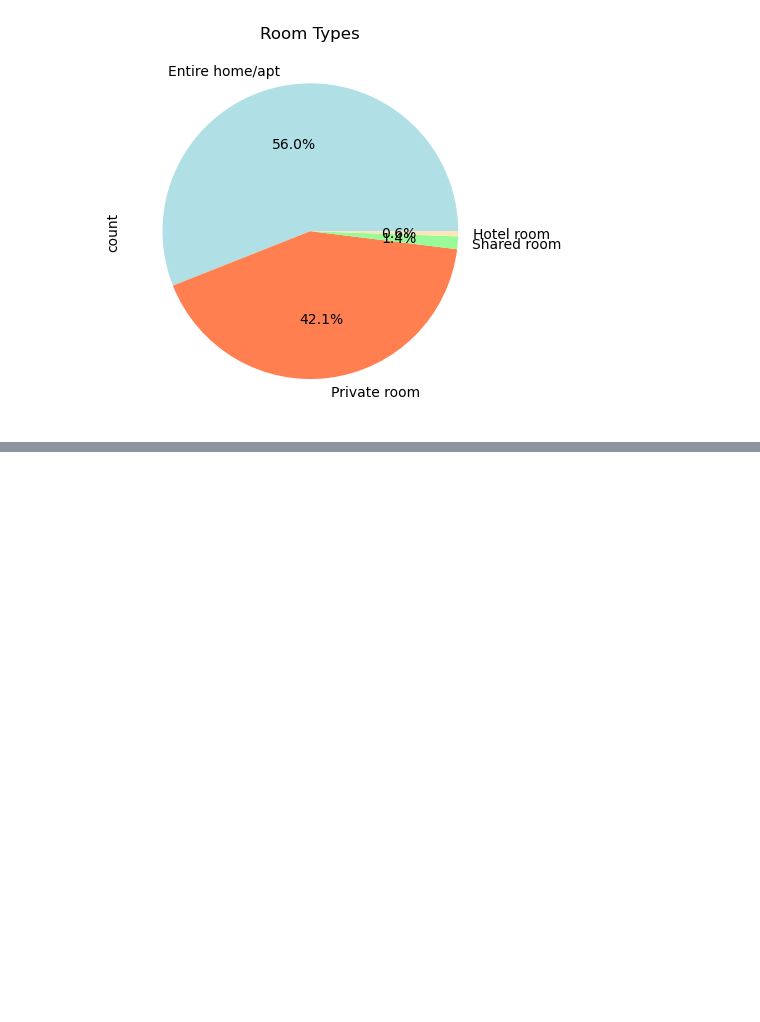
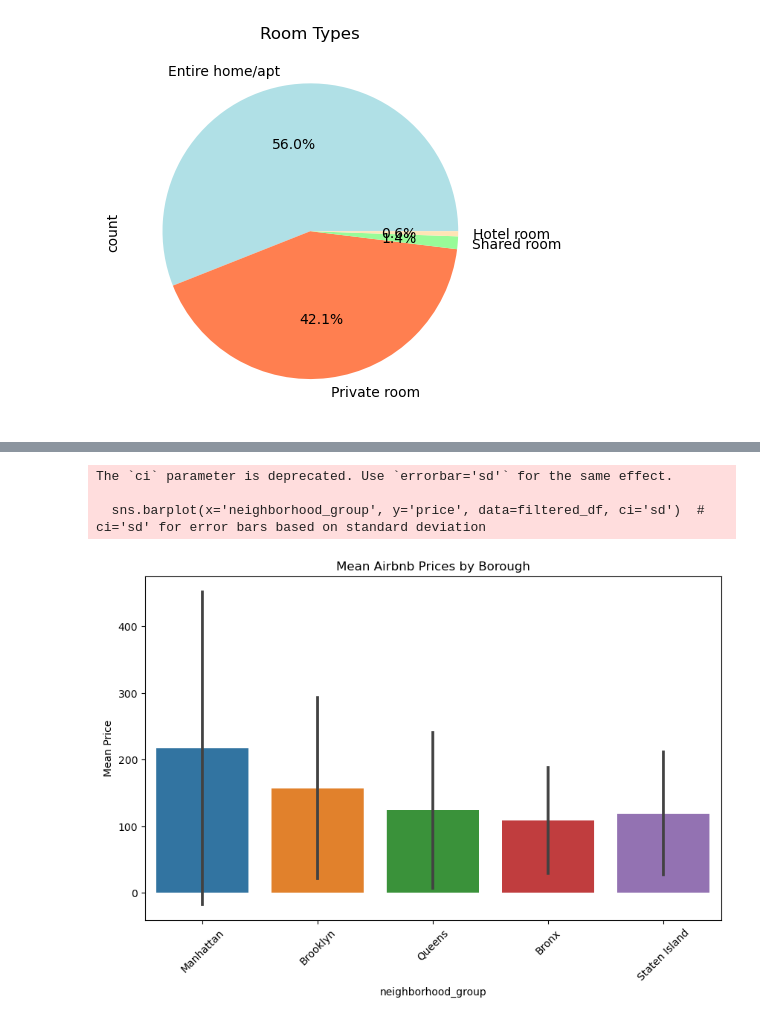
Before and after one commit to zippyprod/Project-3, a Jupyter notebook: charts.ipynb, the cells around one changed output, grey strips where cells are left out. Cells and saved outputs as stored; diff of their text form; code cells hidden in the pictures; blank space fills up the shorter version.

```diff
--- a/charts.ipynb
+++ b/charts.ipynb
@@ -235,0 +332,14 @@ plt.show()
+# %%
+# Bar plot
+plt.figure(figsize=(10, 6))
+sns.barplot(x='neighborhood_group', y='price', data=filtered_df, ci='sd')  # ci='sd' for error bars based on standard deviation
+plt.title('Mean Airbnb Prices by Borough')
+plt.xlabel('neighborhood_group')
+plt.ylabel('Mean Price')
+plt.xticks(rotation=45)
+plt.show()
+# %% [output]
+The `ci` parameter is deprecated. Use `errorbar='sd'` for the same effect.
+
+  sns.barplot(x='neighborhood_group', y='price', data=filtered_df, ci='sd')  # ci='sd' for error bars based on standard deviation
+[figure, added]
```
Also changed, not shown: parts of 10 cells of this notebook.
